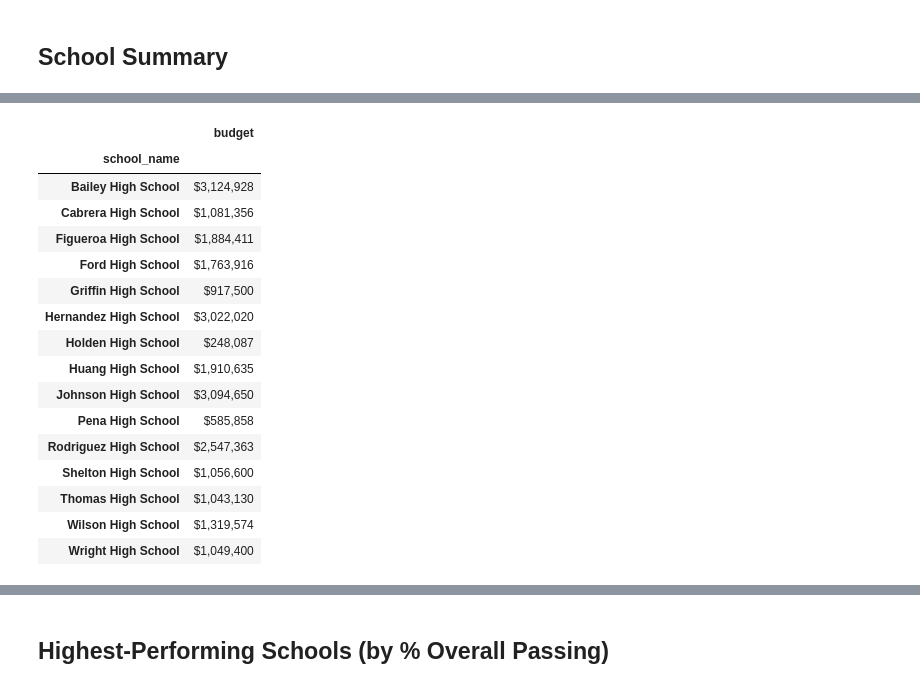
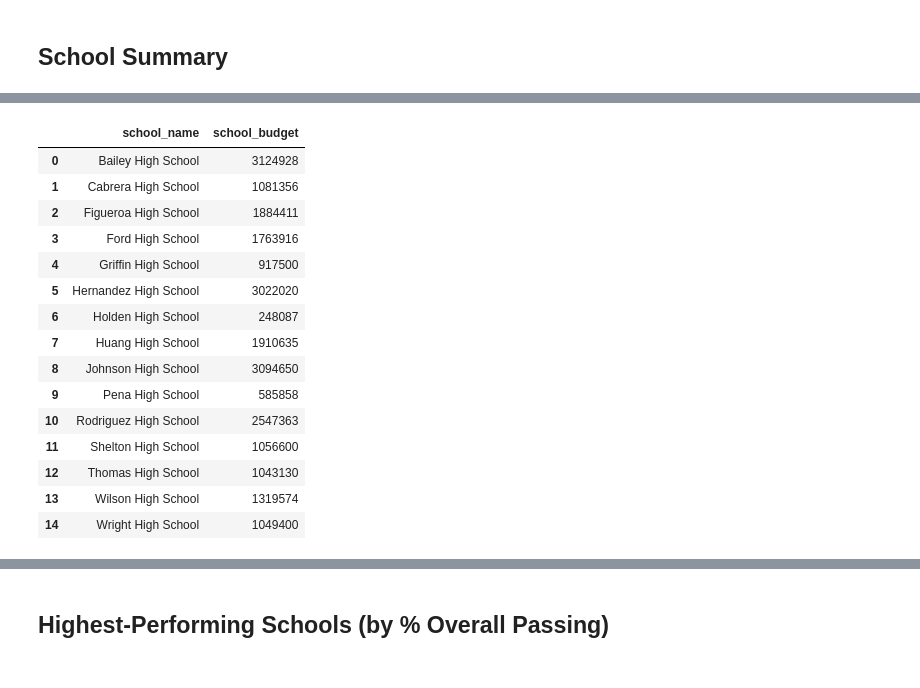
Before and after one commit to KetzaMeradin/pandas-challenge, a Jupyter notebook: PyCitySchools.ipynb, the cells around one changed output, grey strips where cells are left out. Cells and saved outputs as stored; diff of their text form; code cells hidden in the pictures.

```diff
--- a/PyCitySchools.ipynb
+++ b/PyCitySchools.ipynb
@@ -127,12 +131,12 @@ district_summary
 # %%
 # Use the code provided to select all of the school types
 # with column names. Groubpy isn't working
-#school_types = school_data_complete_df[['school_name','type']]
-#school_types.groupby('school_name')
+school_types = school_data_complete_df.groupby('school_name')['type'].min()
+#school_types.groupby('school_name','type')
 
 # without column names
-school_types = school_data_complete_df.set_index('school_name')["type"]
-school_types = school_types.groupby('school_name').unique()
-school_types = pd.DataFrame(school_types)
+#school_types = school_data_complete_df.set_index('school_name')["type"]
+#school_types = school_types.groupby('school_name').unique()
+school_types = pd.DataFrame(school_types).reset_index()
 school_types
 # %% [output]
@@ -193,27 +185,27 @@ memory usage: 240.0+ bytes
 # %%
 # Calculate the total school budget per school
-per_school_budget = school_data_complete_df.groupby('school_name')['budget'].unique()
-per_school_budget = pd.DataFrame(per_school_budget)
+per_school_budget = school_data_complete_df.groupby('school_name', as_index=False)[('budget')].min()
+per_school_budget = per_school_budget.rename(columns={'budget': 'school_budget'})
 
 #Formatting. May need to omit this here for calculating budget per capita and format after calculations.
-per_school_budget["budget"] = per_school_budget["budget"].astype({'budget': 'int64'}).map("${:,}".format)
+#per_school_budget["budget"] = per_school_budget["budget"].astype({'budget': 'int64'}).map("${:,}".format)
+# ^Reinstate line above to format DF
 
 per_school_budget
 # %% [output]
-|  | budget |
-| school_name |  |
-| Bailey High School | $3,124,928 |
-| Cabrera High School | $1,081,356 |
-| Figueroa High School | $1,884,411 |
-| Ford High School | $1,763,916 |
-| Griffin High School | $917,500 |
-| Hernandez High School | $3,022,020 |
-| Holden High School | $248,087 |
-| Huang High School | $1,910,635 |
-| Johnson High School | $3,094,650 |
-| Pena High School | $585,858 |
-| Rodriguez High School | $2,547,363 |
-| Shelton High School | $1,056,600 |
-| Thomas High School | $1,043,130 |
-| Wilson High School | $1,319,574 |
-| Wright High School | $1,049,400 |
+|  | school_name | school_budget |
+| 0 | Bailey High School | 3124928 |
+| 1 | Cabrera High School | 1081356 |
+| 2 | Figueroa High School | 1884411 |
+| 3 | Ford High School | 1763916 |
+| 4 | Griffin High School | 917500 |
+| 5 | Hernandez High School | 3022020 |
+| 6 | Holden High School | 248087 |
+| 7 | Huang High School | 1910635 |
+| 8 | Johnson High School | 3094650 |
+| 9 | Pena High School | 585858 |
+| 10 | Rodriguez High School | 2547363 |
+| 11 | Shelton High School | 1056600 |
+| 12 | Thomas High School | 1043130 |
+| 13 | Wilson High School | 1319574 |
+| 14 | Wright High School | 1049400 |
```
Also changed, not shown: parts of 29 cells of this notebook.
